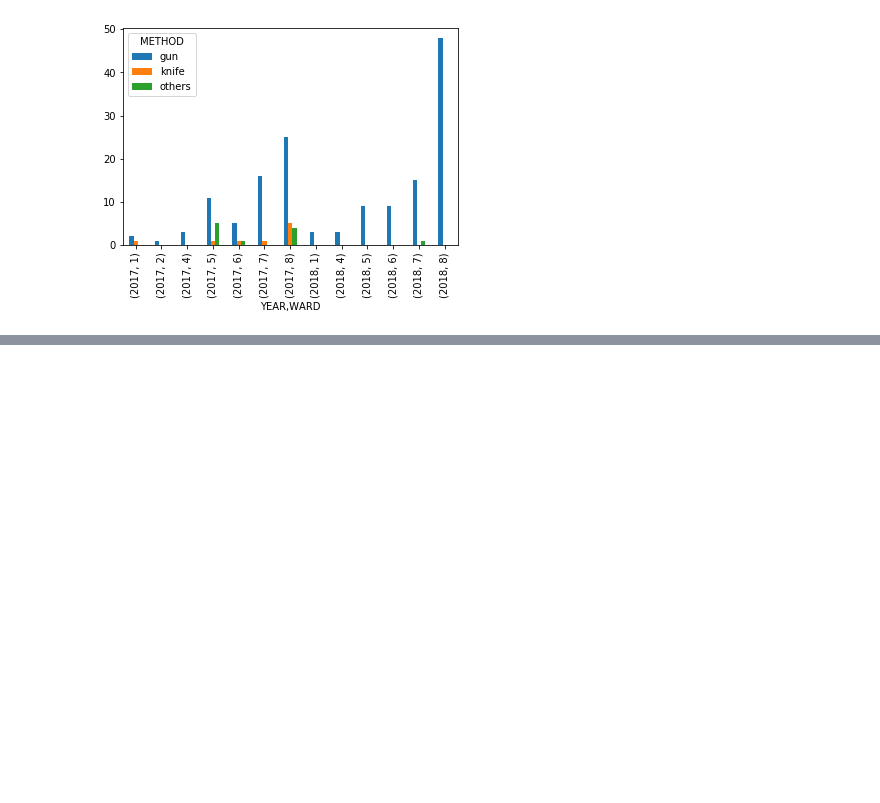
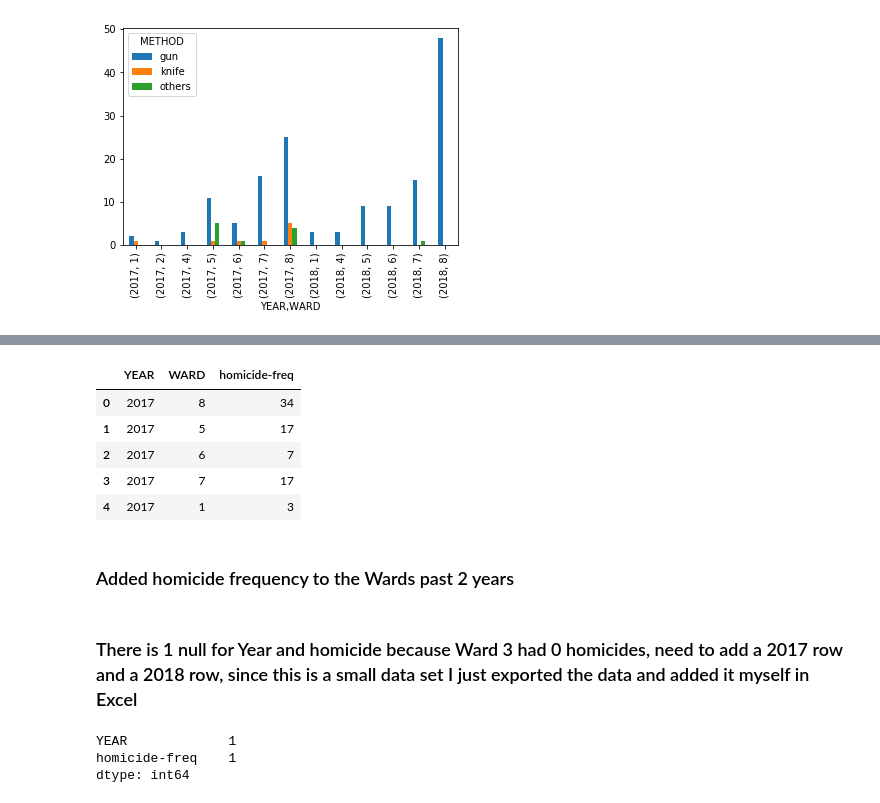
Before and after one commit to monipip3/activism, a Jupyter notebook: DC_Homicides/DC Homicides.ipynb, the cells around one changed output, grey strips where cells are left out. Cells and saved outputs as stored; diff of their text form; code cells hidden in the pictures; blank space fills up the shorter version.

```diff
--- a/DC_Homicides/DC Homicides.ipynb
+++ b/DC_Homicides/DC Homicides.ipynb
@@ -95,0 +78,19 @@ dfYTD.groupby(['YEAR','WARD']).METHOD.value_counts().unstack().plot.bar()
+# %%
+WARDS2_df['homicide-freq'] = WARDS2_df.groupby(['YEAR','WARD']).transform('count')
+# %%
+WARDS2_df.drop_duplicates(keep='first',inplace=True)
+# %%
+WARDS2_df.reset_index(inplace=True)
+# %%
+WARDS2_df.drop(columns='index',inplace=True)
+# %%
+WARDS2_df.head()
+# %% [output]
+|  | YEAR | WARD | homicide-freq |
+| 0 | 2017 | 8 | 34 |
+| 1 | 2017 | 5 | 17 |
+| 2 | 2017 | 6 | 7 |
+| 3 | 2017 | 7 | 17 |
+| 4 | 2017 | 1 | 3 |
+# %% [markdown]
+### Added homicide frequency to the Wards past 2 years
@@ -95,0 +99,8 @@ dfYTD.groupby(['YEAR','WARD']).METHOD.value_counts().unstack().plot.bar()
+# %% [markdown]
+### There is 1 null for Year and homicide because Ward 3 had 0 homicides, need to add a 2017 row and a 2018 row, since this is a small data set I just exported the data and added it myself in Excel
+# %%
+wards_with_homicides.isnull().sum().tail(2)
+# %% [output]
+YEAR             1
+homicide-freq    1
+dtype: int64
```
Also changed, not shown: parts of 15 cells of this notebook, 3 other files.
